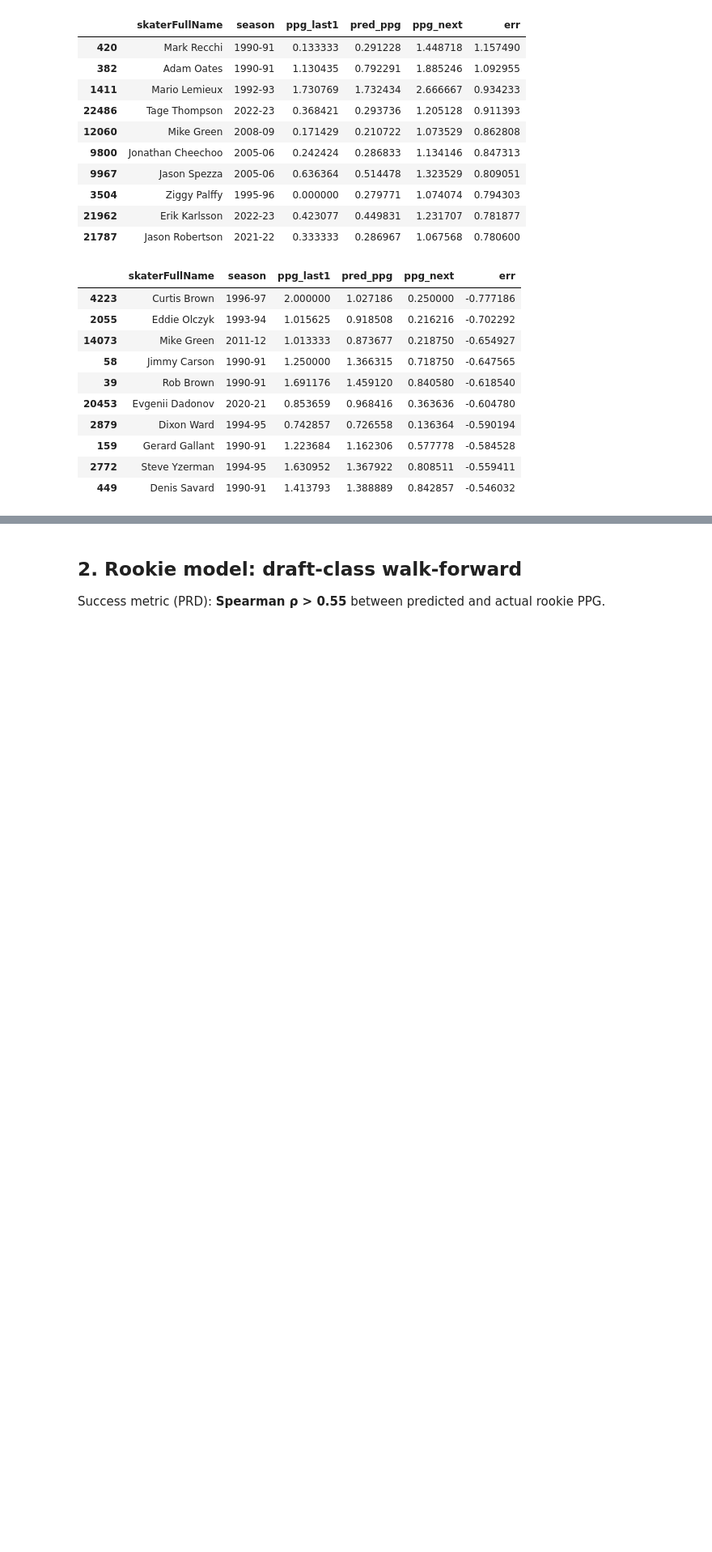
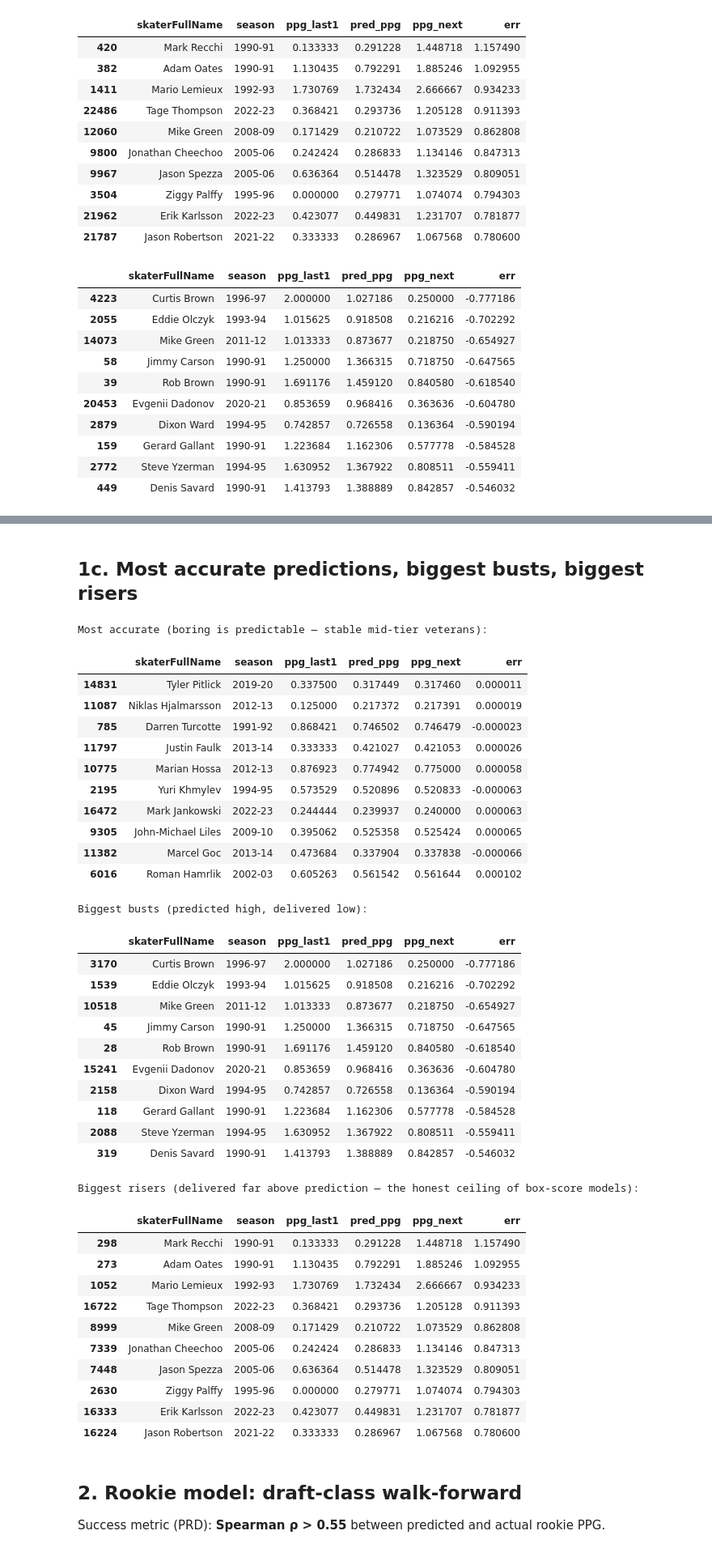
Before and after one commit to jverene/hockeypredictor, a Jupyter notebook: notebooks/eval.ipynb, the cells around one changed output, grey strips where cells are left out. Shown at 81% size. Drawn from its saved outputs; the diff is of its cells as text; code cells hidden in the pictures; blank space fills up the shorter version.

Commit message:
docs: availability-sensitivity analysis + most accurate/busts/risers in writeup and notebook

```diff
--- a/notebooks/eval.ipynb
+++ b/notebooks/eval.ipynb
@@ -82,0 +87,23 @@ display(ev.nsmallest(10, 'err')[cols])
+# %%
+from sklearn.metrics import mean_absolute_error
+
+feats = veterans[['playerId', 'seasonId', 'gp_last1']]
+ev2 = ev.merge(feats, on=['playerId', 'seasonId'])
+ev2['gp_ratio'] = ev2['gp_next'] / ev2['gp_last1']
+
+def mae_of(df):
+    return mean_absolute_error(df['ppg_next'], df['pred_ppg'])
+
+print(f'all eval players (>=15 GP)      : n={len(ev2):5d}  MAE={mae_of(ev2):.4f}')
+for thr in [30, 41, 60, 70]:
+    sub = ev2[ev2['gp_next'] >= thr]
+    print(f'played >= {thr:2d} GP next season  : n={len(sub):5d}  MAE={mae_of(sub):.4f}')
+collapsed = ev2[ev2['gp_ratio'] < 0.6]
+healthy = ev2[ev2['gp_ratio'] >= 0.6]
+print(f'GP collapsed (<60% of prior yr): n={len(collapsed):5d}  MAE={mae_of(collapsed):.4f}  '
+      f'(mean err {collapsed["err"].mean():+.3f} -> model overpredicts the hurt)')
+print(f'no collapse                    : n={len(healthy):5d}  MAE={mae_of(healthy):.4f}')
+print()
+print('Takeaway: injuries cost ~0.010 MAE on the affected players, but excluding them')
+print('moves the headline number by only ~0.001, and harsher GP thresholds HURT — they')
+print('remove easy-to-predict depth players and leave only volatile stars.')
@@ -83,3 +122,51 @@ display(ev.nsmallest(10, 'err')[cols])
+# %% [markdown]
+## 1c. Most accurate predictions, biggest busts, biggest risers
+# %%
+cols = ['skaterFullName', 'season', 'ppg_last1', 'pred_ppg', 'ppg_next', 'err']
+ev2['abs_err'] = ev2['err'].abs()
+print('Most accurate (boring is predictable — stable mid-tier veterans):')
+display(ev2.nsmallest(10, 'abs_err')[cols])
+print('Biggest busts (predicted high, delivered low):')
+display(ev2.nsmallest(10, 'err')[cols])
+print('Biggest risers (delivered far above prediction — the honest ceiling of box-score models):')
+display(ev2.nlargest(10, 'err')[cols])
+# %% [output]
+Most accurate (boring is predictable — stable mid-tier veterans):
+|  | skaterFullName | season | ppg_last1 | pred_ppg | ppg_next | err |
+| 14831 | Tyler Pitlick | 2019-20 | 0.337500 | 0.317449 | 0.317460 | 0.000011 |
+| 11087 | Niklas Hjalmarsson | 2012-13 | 0.125000 | 0.217372 | 0.217391 | 0.000019 |
+| 785 | Darren Turcotte | 1991-92 | 0.868421 | 0.746502 | 0.746479 | -0.000023 |
+| 11797 | Justin Faulk | 2013-14 | 0.333333 | 0.421027 | 0.421053 | 0.000026 |
+| 10775 | Marian Hossa | 2012-13 | 0.876923 | 0.774942 | 0.775000 | 0.000058 |
+| 2195 | Yuri Khmylev | 1994-95 | 0.573529 | 0.520896 | 0.520833 | -0.000063 |
+| 16472 | Mark Jankowski | 2022-23 | 0.244444 | 0.239937 | 0.240000 | 0.000063 |
+| 9305 | John-Michael Liles | 2009-10 | 0.395062 | 0.525358 | 0.525424 | 0.000065 |
+| 11382 | Marcel Goc | 2013-14 | 0.473684 | 0.337904 | 0.337838 | -0.000066 |
+| 6016 | Roman Hamrlik | 2002-03 | 0.605263 | 0.561542 | 0.561644 | 0.000102 |
+Biggest busts (predicted high, delivered low):
+|  | skaterFullName | season | ppg_last1 | pred_ppg | ppg_next | err |
+| 3170 | Curtis Brown | 1996-97 | 2.000000 | 1.027186 | 0.250000 | -0.777186 |
+| 1539 | Eddie Olczyk | 1993-94 | 1.015625 | 0.918508 | 0.216216 | -0.702292 |
+| 10518 | Mike Green | 2011-12 | 1.013333 | 0.873677 | 0.218750 | -0.654927 |
+| 45 | Jimmy Carson | 1990-91 | 1.250000 | 1.366315 | 0.718750 | -0.647565 |
+| 28 | Rob Brown | 1990-91 | 1.691176 | 1.459120 | 0.840580 | -0.618540 |
+| 15241 | Evgenii Dadonov | 2020-21 | 0.853659 | 0.968416 | 0.363636 | -0.604780 |
+| 2158 | Dixon Ward | 1994-95 | 0.742857 | 0.726558 | 0.136364 | -0.590194 |
+| 118 | Gerard Gallant | 1990-91 | 1.223684 | 1.162306 | 0.577778 | -0.584528 |
+| 2088 | Steve Yzerman | 1994-95 | 1.630952 | 1.367922 | 0.808511 | -0.559411 |
+| 319 | Denis Savard | 1990-91 | 1.413793 | 1.388889 | 0.842857 | -0.546032 |
+Biggest risers (delivered far above prediction — the honest ceiling of box-score models):
+|  | skaterFullName | season | ppg_last1 | pred_ppg | ppg_next | err |
+| 298 | Mark Recchi | 1990-91 | 0.133333 | 0.291228 | 1.448718 | 1.157490 |
+| 273 | Adam Oates | 1990-91 | 1.130435 | 0.792291 | 1.885246 | 1.092955 |
+| 1052 | Mario Lemieux | 1992-93 | 1.730769 | 1.732434 | 2.666667 | 0.934233 |
+| 16722 | Tage Thompson | 2022-23 | 0.368421 | 0.293736 | 1.205128 | 0.911393 |
+| 8999 | Mike Green | 2008-09 | 0.171429 | 0.210722 | 1.073529 | 0.862808 |
+| 7339 | Jonathan Cheechoo | 2005-06 | 0.242424 | 0.286833 | 1.134146 | 0.847313 |
+| 7448 | Jason Spezza | 2005-06 | 0.636364 | 0.514478 | 1.323529 | 0.809051 |
+| 2630 | Ziggy Palffy | 1995-96 | 0.000000 | 0.279771 | 1.074074 | 0.794303 |
+| 16333 | Erik Karlsson | 2022-23 | 0.423077 | 0.449831 | 1.231707 | 0.781877 |
+| 16224 | Jason Robertson | 2021-22 | 0.333333 | 0.286967 | 1.067568 | 0.780600 |
 # %% [markdown]
 ## 2. Rookie model: draft-class walk-forward
 
```
Also changed, not shown: parts of 3 cells of this notebook, 1 other file.
